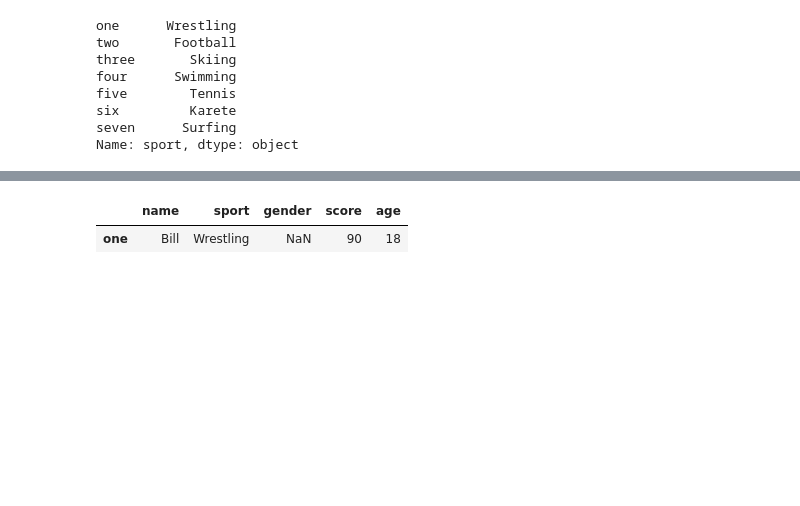
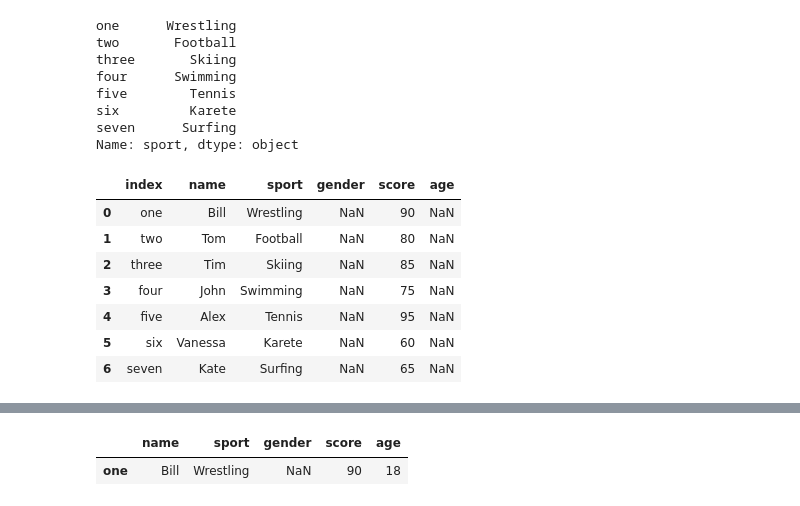
Before and after one commit to leeparkuky/Spatial_Mapping_Training, a Jupyter notebook: Python Tutorials/Week 2 Pandas DataFrame.ipynb, the cells around one changed output, grey strips where cells are left out. Drawn from its saved outputs; the diff is of its cells as text; code cells hidden in the pictures; blank space fills up the shorter version.

```diff
--- a/Python Tutorials/Week 2 Pandas DataFrame.ipynb
+++ b/Python Tutorials/Week 2 Pandas DataFrame.ipynb
@@ -129,3 +153,16 @@ five        Tennis
 six         Karete
 seven      Surfing
 Name: sport, dtype: object
+# %%
+df.reset_index(inplace =True)
+# %%
+df
+# %% [output]
+|  | index | name | sport | gender | score | age |
+| 0 | one | Bill | Wrestling | NaN | 90 | NaN |
+| 1 | two | Tom | Football | NaN | 80 | NaN |
+| 2 | three | Tim | Skiing | NaN | 85 | NaN |
+| 3 | four | John | Swimming | NaN | 75 | NaN |
+| 4 | five | Alex | Tennis | NaN | 95 | NaN |
+| 5 | six | Vanessa | Karete | NaN | 60 | NaN |
+| 6 | seven | Kate | Surfing | NaN | 65 | NaN |
```
Also changed, not shown: parts of 4 cells of this notebook.
